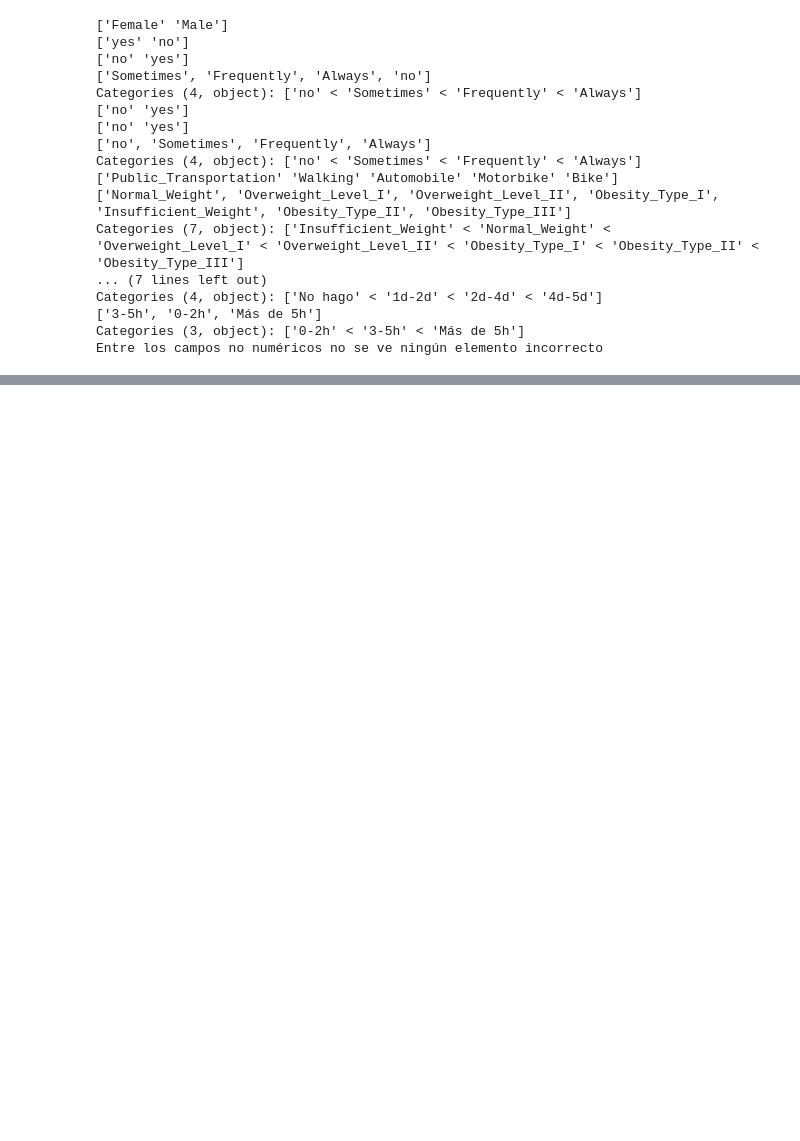
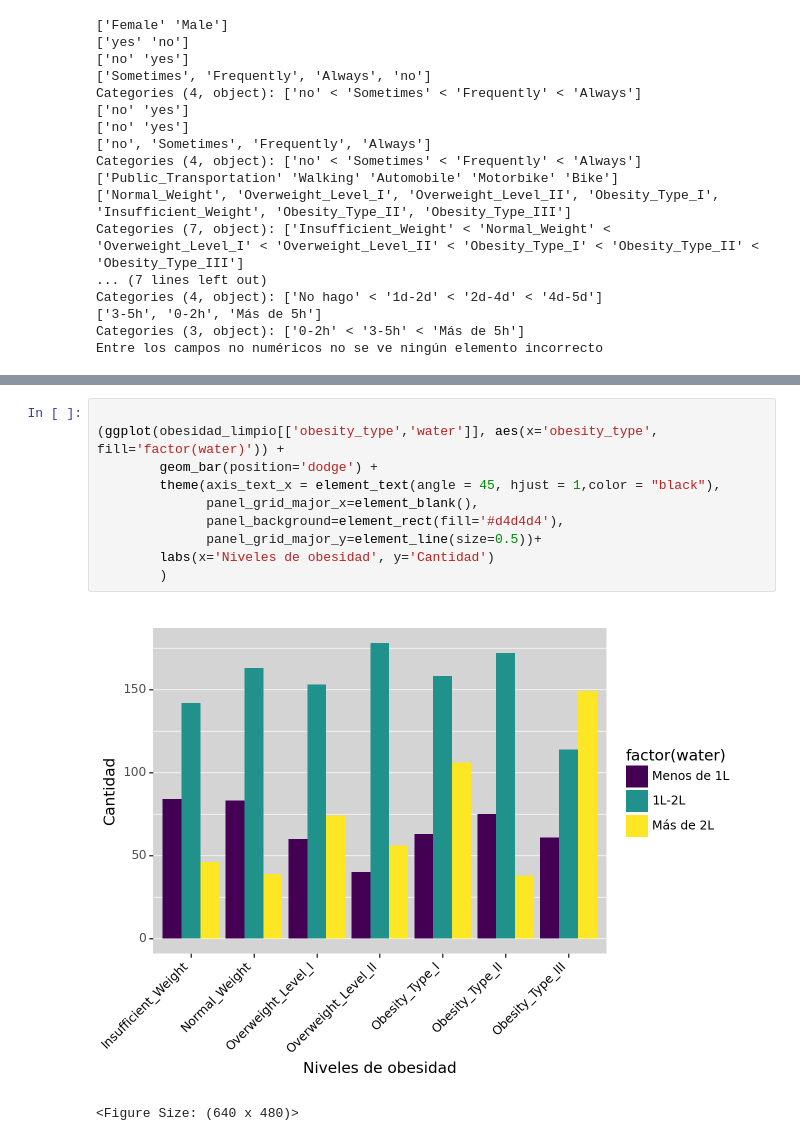
Before and after one commit to alexbaru2001/Trabajo_en_grupo, a Jupyter notebook: Obesidad_principal.ipynb, the cells around one changed output, grey strips where cells are left out. Saved outputs shown, nothing was run; the diff lists cells and outputs as text; blank space fills up the shorter version.

```diff
--- a/Obesidad_principal.ipynb
+++ b/Obesidad_principal.ipynb
@@ -371,0 +393,13 @@ obesidad_limpio
+# %%
+
+(ggplot(obesidad_limpio[['obesity_type','water']], aes(x='obesity_type', fill='factor(water)')) +
+        geom_bar(position='dodge') +
+        theme(axis_text_x = element_text(angle = 45, hjust = 1,color = "black"),
+              panel_grid_major_x=element_blank(),
+              panel_background=element_rect(fill='#d4d4d4'),
+              panel_grid_major_y=element_line(size=0.5))+
+        labs(x='Niveles de obesidad', y='Cantidad')
+        )
+# %% [output]
+[figure, added]
+<Figure Size: (640 x 480)>
```
Also changed, not shown: parts of 11 cells of this notebook, 1 other file.
